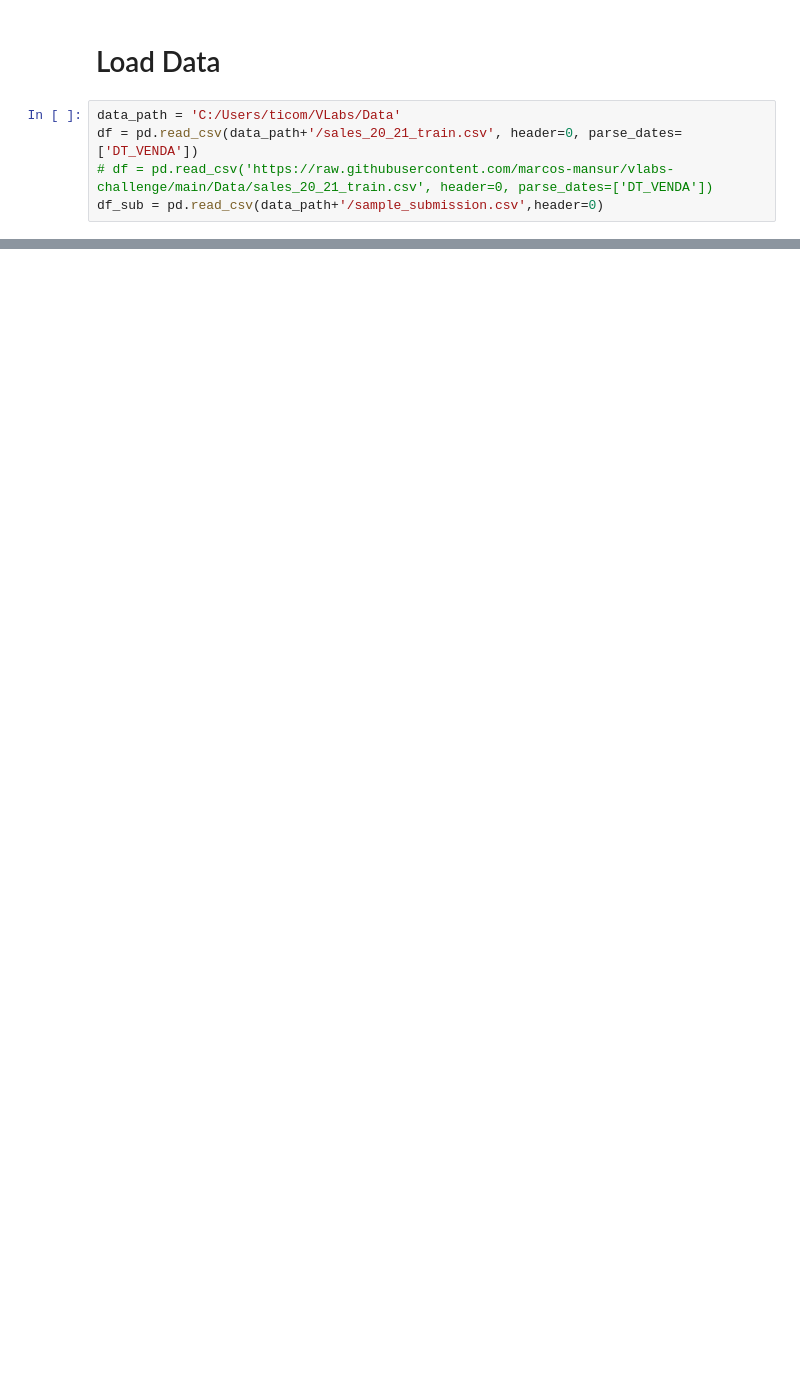
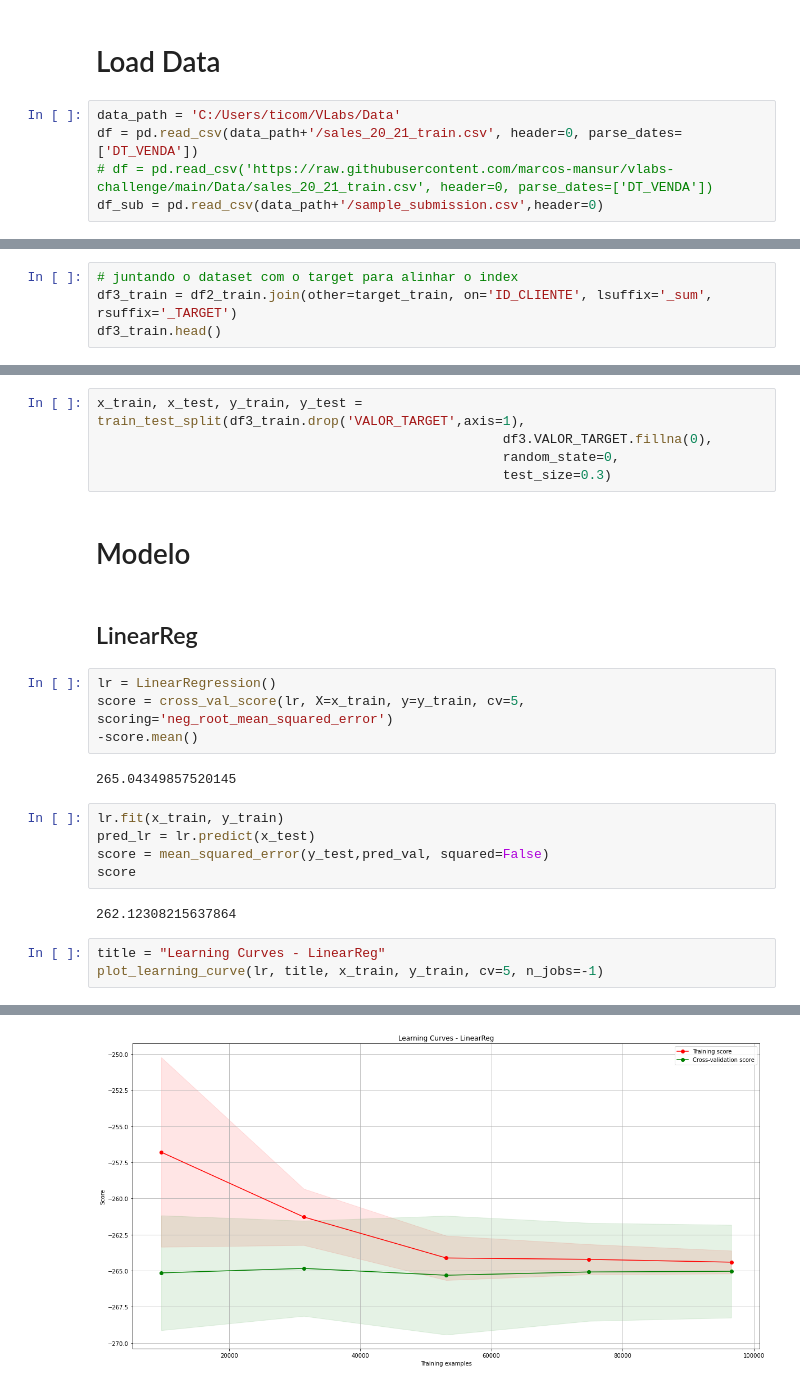
Before and after one commit to marcos-mansur/vlabs-challenge, a Jupyter notebook: Notebook/Second_model.ipynb, the cells around one changed output, grey strips where cells are left out. Drawn from its saved outputs; the diff is of its cells as text; blank space fills up the shorter version.

Commit message:
Second model, best score

```diff
--- a/Notebook/Second_model.ipynb
+++ b/Notebook/Second_model.ipynb
@@ -78,0 +165,4 @@ Name: VALOR, dtype: float64
+# %%
+# juntando o dataset com o target para alinhar o index
+df3_train = df2_train.join(other=target_train, on='ID_CLIENTE', lsuffix='_sum', rsuffix='_TARGET')
+df3_train.head()
@@ -78,0 +177,26 @@ Name: VALOR, dtype: float64
+# %%
+x_train, x_test, y_train, y_test = train_test_split(df3_train.drop('VALOR_TARGET',axis=1),
+                                                    df3.VALOR_TARGET.fillna(0),
+                                                    random_state=0,
+                                                    test_size=0.3)
+# %% [markdown]
+# Modelo
+# %% [markdown]
+## LinearReg
+# %%
+lr = LinearRegression()
+score = cross_val_score(lr, X=x_train, y=y_train, cv=5, scoring='neg_root_mean_squared_error')
+-score.mean()
+# %% [output]
+265.04349857520145
+# %%
+lr.fit(x_train, y_train)
+pred_lr = lr.predict(x_test)
+score = mean_squared_error(y_test,pred_val, squared=False)
+score
+# %% [output]
+262.12308215637864
+# %%
+title = "Learning Curves - LinearReg"
+plot_learning_curve(lr, title, x_train, y_train, cv=5, n_jobs=-1)
+# %% [output]
@@ -78,0 +204 @@ Name: VALOR, dtype: float64
+[figure, added]
```
Also changed, not shown: parts of 31 cells of this notebook, 1 other file.
